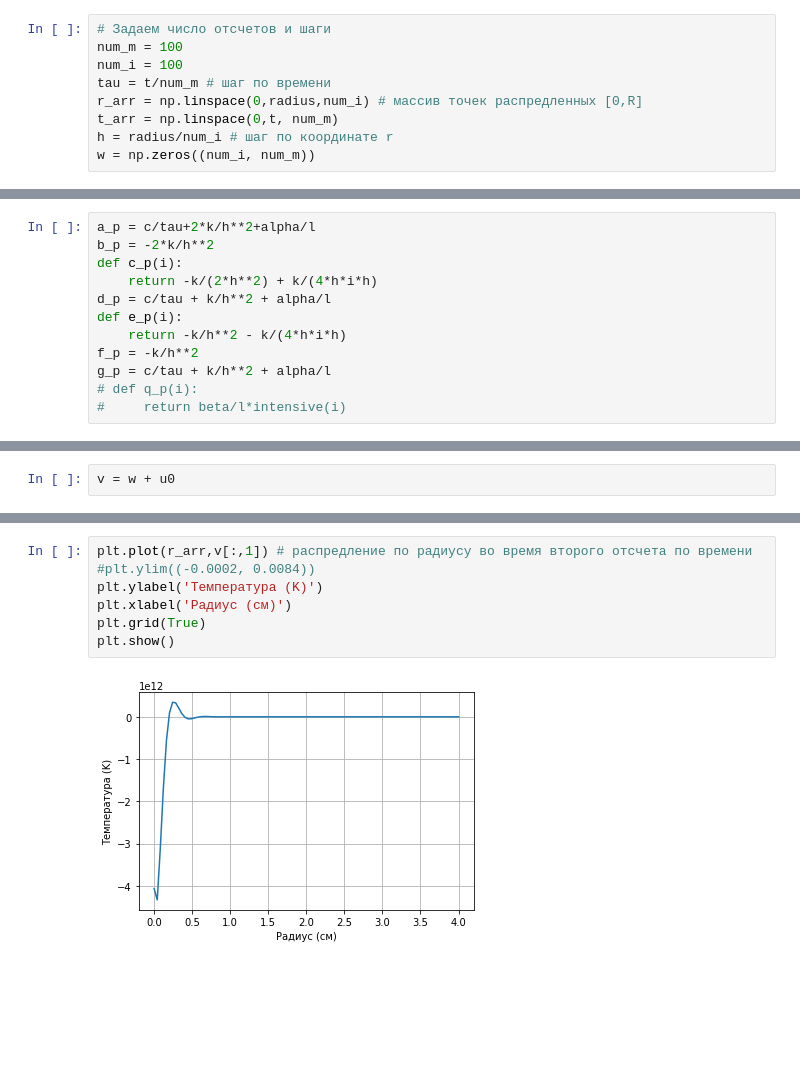
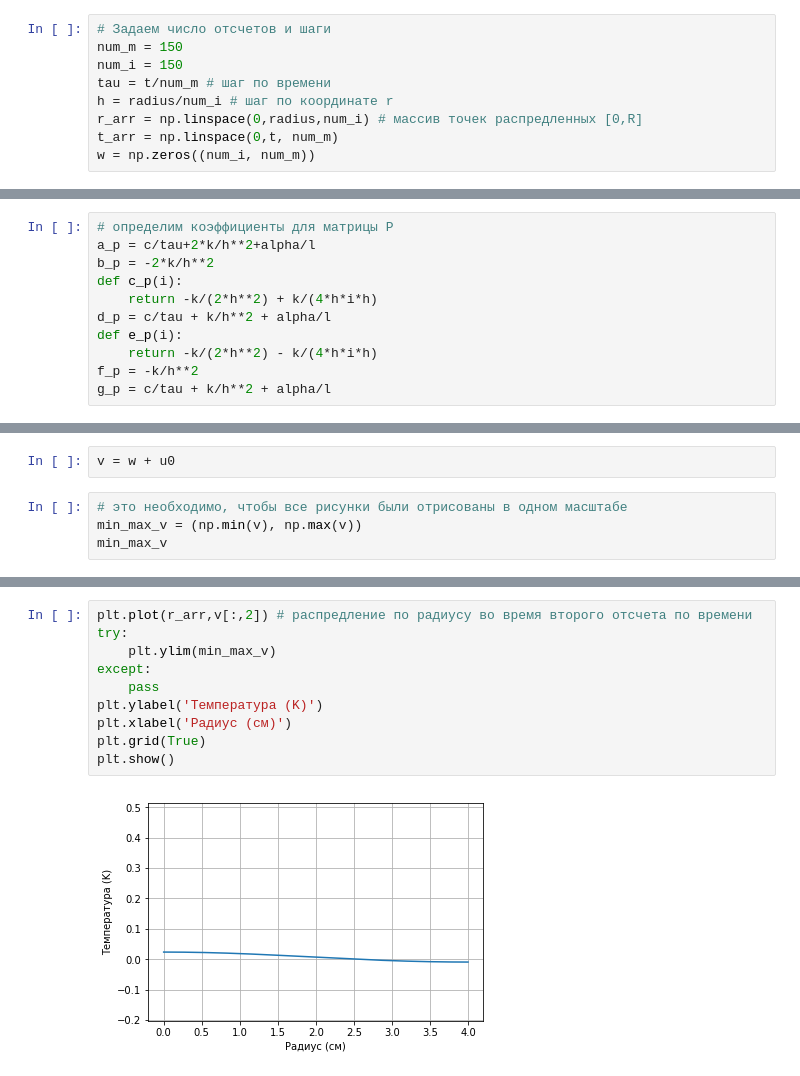
Before and after one commit to LinarKulinar/Numerical-Methods-in-Equations-of-Mathematical-Physics, a Jupyter notebook: my_crank-nikolson.ipynb, the cells around one changed output, grey strips where cells are left out. Drawn from its saved outputs; the diff is of its cells as text; blank space fills up the shorter version.

```diff
--- a/my_crank-nikolson.ipynb
+++ b/my_crank-nikolson.ipynb
@@ -13,12 +13,12 @@ t = 180  # время наблюдения (c)
 u0 = 0  # температура окружающей среды (K)
 # %%
 # Задаем число отсчетов и шаги
-num_m = 100
-num_i = 100
+num_m = 150
+num_i = 150
 tau = t/num_m # шаг по времени
+h = radius/num_i # шаг по координате r
 r_arr = np.linspace(0,radius,num_i) # массив точек распредленных [0,R]
 t_arr = np.linspace(0,t, num_m)
-h = radius/num_i # шаг по координате r
 w = np.zeros((num_i, num_m))
 # %%
 import scipy.optimize
@@ -43,15 +42,14 @@ plt.show()
 # %% [output]
 [figure]
 # %%
+# определим коэффициенты для матрицы P
 a_p = c/tau+2*k/h**2+alpha/l
 b_p = -2*k/h**2
 def c_p(i):
     return -k/(2*h**2) + k/(4*h*i*h)
 d_p = c/tau + k/h**2 + alpha/l
 def e_p(i):
-    return -k/h**2 - k/(4*h*i*h)
+    return -k/(2*h**2) - k/(4*h*i*h)
 f_p = -k/h**2
 g_p = c/tau + k/h**2 + alpha/l
-# def q_p(i):
-#     return beta/l*intensive(i)
 # %%
@@ -133,3 +101,7 @@ for m in range(0,num_m-1): # идем послойно, по времени
     w[:,m+1] = np.linalg.solve(P,right_column)[:,0]
 # %%
 v = w + u0
+# %%
+# это необходимо, чтобы все рисунки были отрисованы в одном масштабе
+min_max_v = (np.min(v), np.max(v))
+min_max_v
@@ -145,9 +122,12 @@ plt.show()
 # %%
-plt.plot(r_arr,v[:,1]) # распредление по радиусу во время второго отсчета по времени
-#plt.ylim((-0.0002, 0.0084))
+plt.plot(r_arr,v[:,2]) # распредление по радиусу во время второго отсчета по времени
+try:
+    plt.ylim(min_max_v)
+except:
+    pass
 plt.ylabel('Температура (K)')
 plt.xlabel('Радиус (см)')
 plt.grid(True)
 plt.show()
 # %% [output]
-[figure, old version]
+[figure, new version]
```
Also changed, not shown: parts of 15 cells of this notebook.
